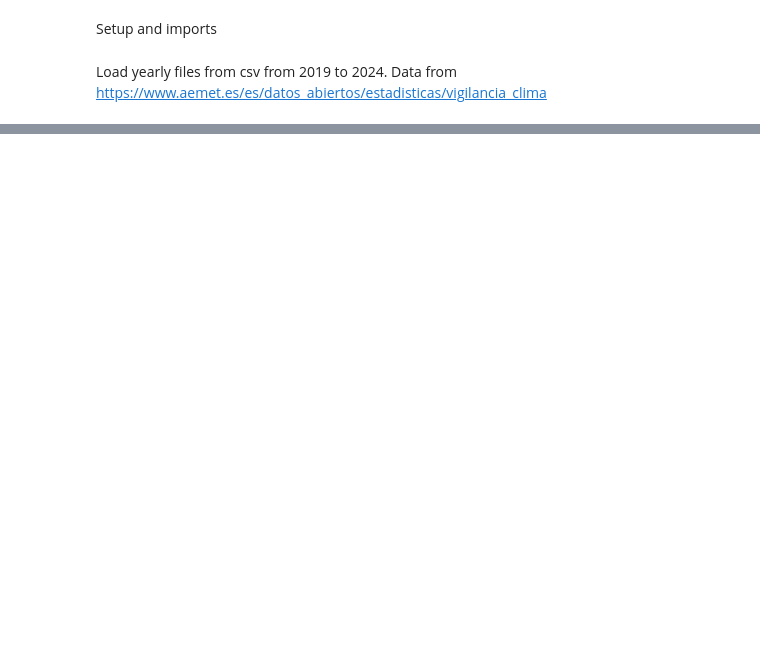
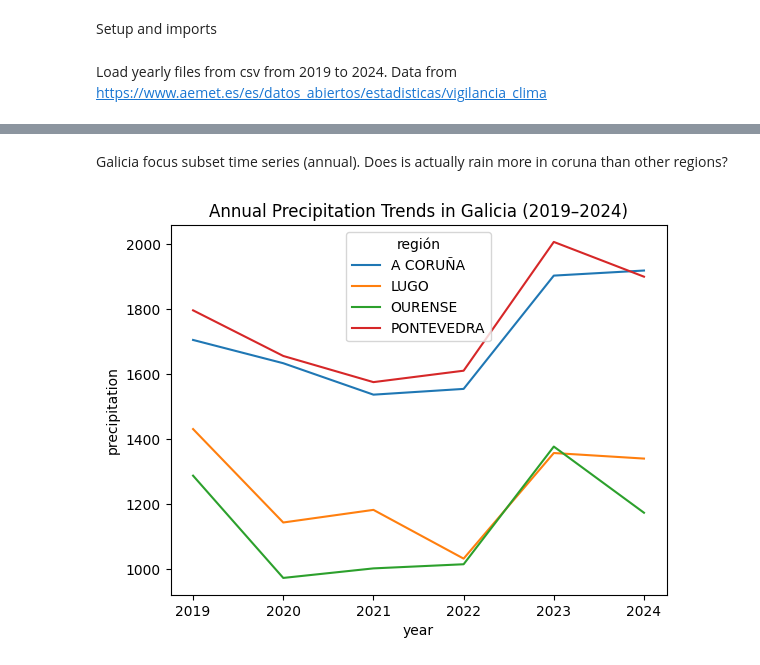
Before and after one commit to madelinelebreton/galicia-climate-analysis, a Jupyter notebook: notebooks/precipitation_monthly_data.ipynb, the cells around one changed output, grey strips where cells are left out. Cells and saved outputs as stored; diff of their text form; code cells hidden in the pictures; blank space fills up the shorter version.

```diff
--- a/notebooks/precipitation_monthly_data.ipynb
+++ b/notebooks/precipitation_monthly_data.ipynb
@@ -25,0 +181,14 @@ UnicodeDecodeError: 'utf-8' codec can't decode byte 0xe1 in position 3: invalid
+# %% [markdown]
+Galicia focus subset time series (annual). Does is actually rain more in coruna than other regions?
+# %%
+galicia = df_long[df_long["región"].isin([
+    "A CORUÑA", "LUGO", "OURENSE", "PONTEVEDRA"
+])]
+
+galicia_yearly = galicia.groupby(["year","región"])["precipitation"].sum().reset_index()
+
+sns.lineplot(data=galicia_yearly, x="year", y="precipitation", hue="región")
+plt.title("Annual Precipitation Trends in Galicia (2019–2024)")
+plt.show()
+# %% [output]
+[figure, added]
```
Also changed, not shown: parts of 23 cells of this notebook, 5 other files.
